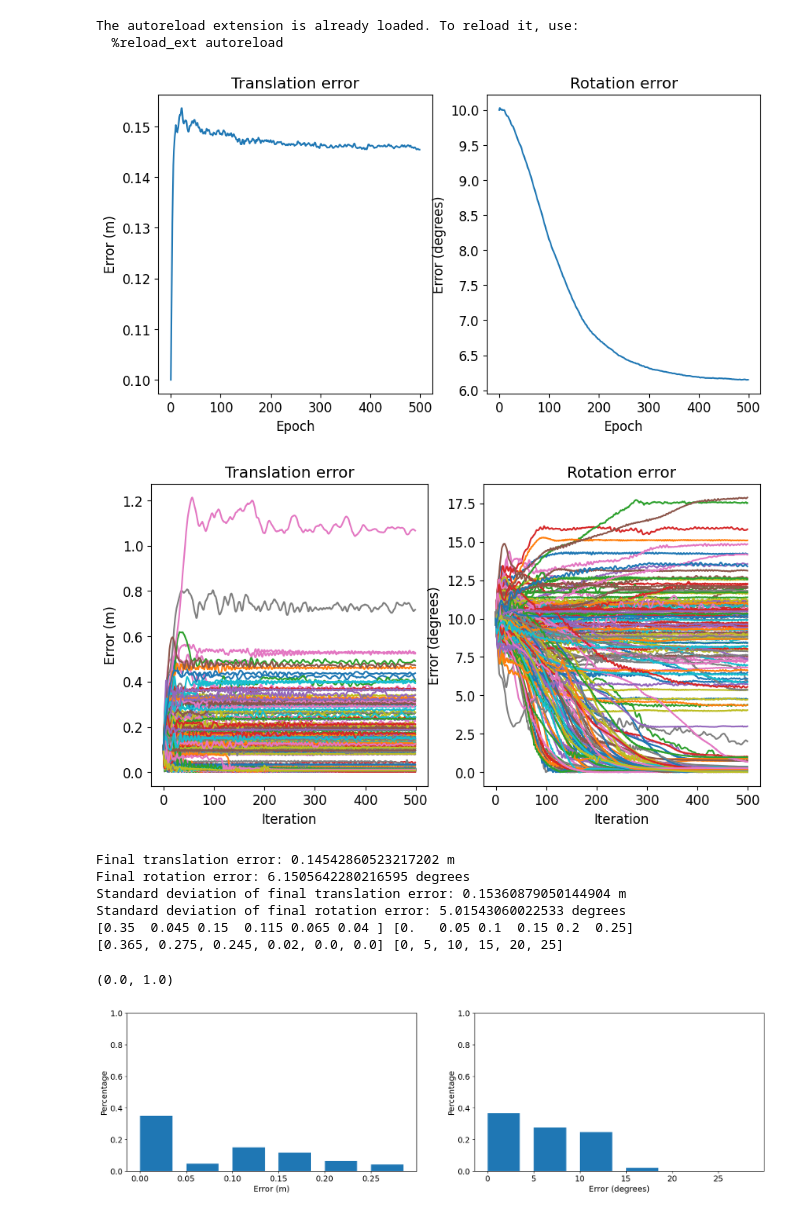
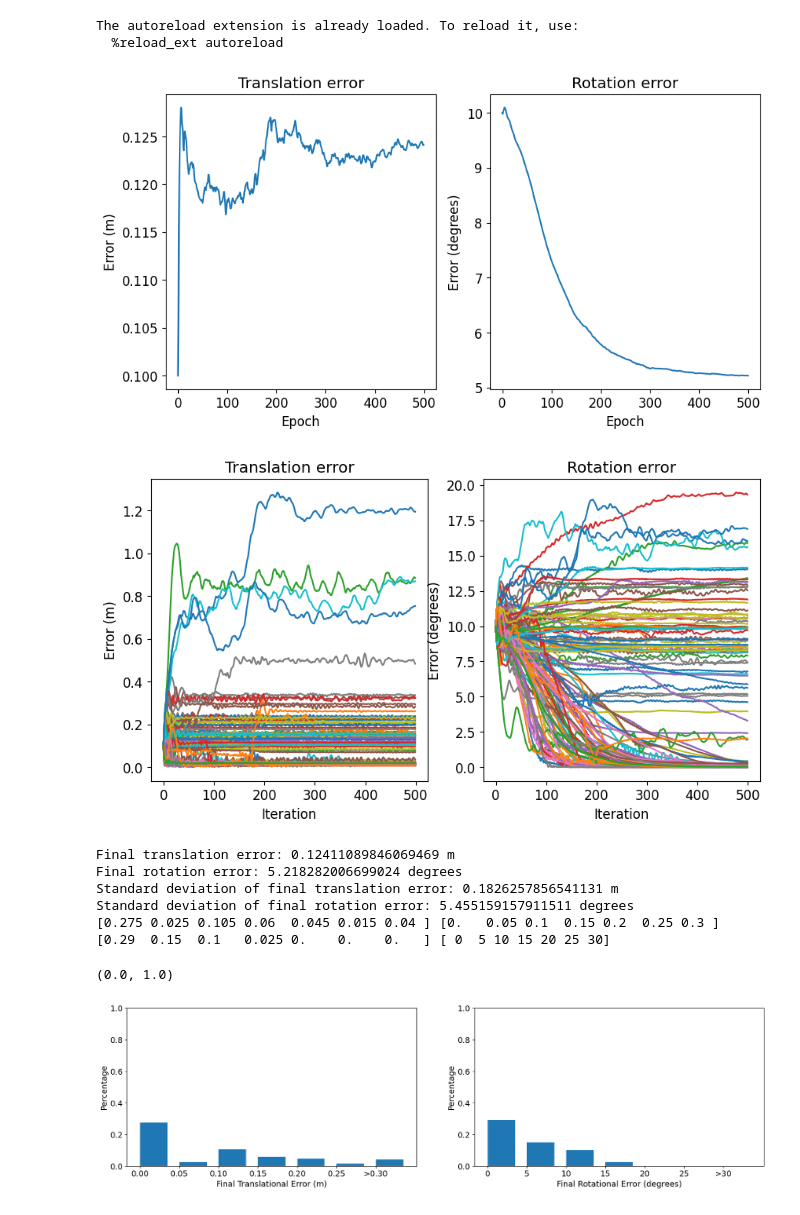
Before and after one commit to tauzn-clock/plane-nerf, a Jupyter notebook: utils/process_pose_data.ipynb, the cells around one changed output. Saved outputs shown, nothing was run; the diff lists cells and outputs as text; code cells hidden in the pictures.

```diff
--- a/utils/process_pose_data.ipynb
+++ b/utils/process_pose_data.ipynb
@@ -10,7 +10,7 @@ import numpy as np
 import matplotlib.pyplot as plt
 import math
 # %%
-CSV_PATH = "/workspace/plane-nerf/outputs/jackal_floor_training_data_1/plane-nerf/2024-03-11_145657/eval_results_2024-03-24_183231.csv"
+CSV_PATH = "/workspace/plane-nerf/outputs/jackal_floor_training_data_1/plane-nerf-fast/2024-03-15_135211/eval_results_2024-03-24_211636.csv"
 # %%
 #Open CSV file as 2d numpy array
 csv_data = np.genfromtxt(CSV_PATH, delimiter=',')
@@ -37,7 +37,7 @@ plt.ylabel("Error (degrees)")
 
 plt.show()
 # %% [output]
-[figure, old version]
+[figure, new version]
 # %%
 #Plot mean of translation and rotation error of a specific arrays of rows
 row = [i for i in range(len(csv_data))]
@@ -57,7 +57,7 @@ plt.ylabel("Error (degrees)")
 
 plt.show()
 # %% [output]
-[figure, old version]
+[figure, new version]
 # %%
 final_translation_error = translation[:,-1]
 final_rotation_error = rotation[:,-1]
@@ -87,46 +87,59 @@ percentage = []
 cnt = 6
 for x in range(cnt):
     i = x * 0.05
     bin.append(i)
     percentage.append(len(final_translation_error[(final_translation_error >= i) & (final_translation_error < i+0.05)])/200)
 
+bin.append(0.3)
+percentage.append(len(final_translation_error[(final_translation_error >= 0.3)])/200)
+
 bin = np.array(bin)
 percentage = np.array(percentage)
 
+x_axis_labels = ["0.00", "0.05", "0.10", "0.15", "0.20", "0.25", ">0.30"]
+
 print(percentage,bin)
 
-bar_width = np.array([0.05] * cnt) * 0.7
+bar_width = np.array([0.05] * (cnt+1)) * 0.7
 
-axs[0].bar(bin, percentage, width=bar_width, align="edge")
-axs[0].set_xlabel("Error (m)")
+axs[0].bar(bin, percentage, width=bar_width, align="edge", tick_label=x_axis_labels)
+axs[0].set_xlabel("Final Translation Error (m)")
 axs[0].set_ylabel("Percentage")
 axs[0].set_ylim(0, 1)
 
 bin = []
 percentage = []
 cnt = 6
 for x in range(cnt):
     i = x * 5
     bin.append(i)
     percentage.append(len(final_rotation_error[(final_rotation_error/math.pi *180 >= i) & (final_rotation_error/math.pi*180 < i+5)])/200)
 
+bin.append(30)
+percentage.append(len(final_rotation_error[(final_rotation_error/math.pi *180 >= 30)])/200)
+
+bin = np.array(bin)
+percentage = np.array(percentage)
+
+x_axis_labels = ["0", "5", "10", "15", "20", "25", ">30"]
+
 print(percentage,bin)
 
-bar_width = np.array([5] * cnt) * 0.7
+bar_width = np.array([5] * (cnt+1)) * 0.7
 
-axs[1].bar(bin, percentage, width=bar_width, align="edge")
-axs[1].set_xlabel("Error (degrees)")
+axs[1].bar(bin, percentage, width=bar_width, align="edge", tick_label=x_axis_labels)
+axs[1].set_xlabel("Final Rotation Error (degrees)")
 axs[1].set_ylabel("Percentage")
 axs[1].set_ylim(0, 1)
 # %% [output]
-Final translation error: 0.14542860523217202 m
-Final rotation error: 6.1505642280216595 degrees
-Standard deviation of final translation error: 0.15360879050144904 m
-Standard deviation of final rotation error: 5.01543060022533 degrees
-[0.35  0.045 0.15  0.115 0.065 0.04 ] [0.   0.05 0.1  0.15 0.2  0.25]
-[0.365, 0.275, 0.245, 0.02, 0.0, 0.0] [0, 5, 10, 15, 20, 25]
+Final translation error: 0.12411089846069469 m
+Final rotation error: 5.218282006699024 degrees
+Standard deviation of final translation error: 0.1826257856541131 m
+Standard deviation of final rotation error: 5.455159157911511 degrees
+[0.275 0.025 0.105 0.06  0.045 0.015 0.04 ] [0.   0.05 0.1  0.15 0.2  0.25 0.3 ]
+[0.29  0.15  0.1   0.025 0.    0.    0.   ] [ 0  5 10 15 20 25 30]
 (0.0, 1.0)
-[figure, old version]
+[figure, new version]
 # %%
 #Plot 3 graphs for PSNR, SSIM, LPIPS side by side
 fig, axs = plt.subplots(1, 2, figsize=(20, 5))
```
Also changed, not shown: parts of 2 cells of this notebook, 5 other files.
